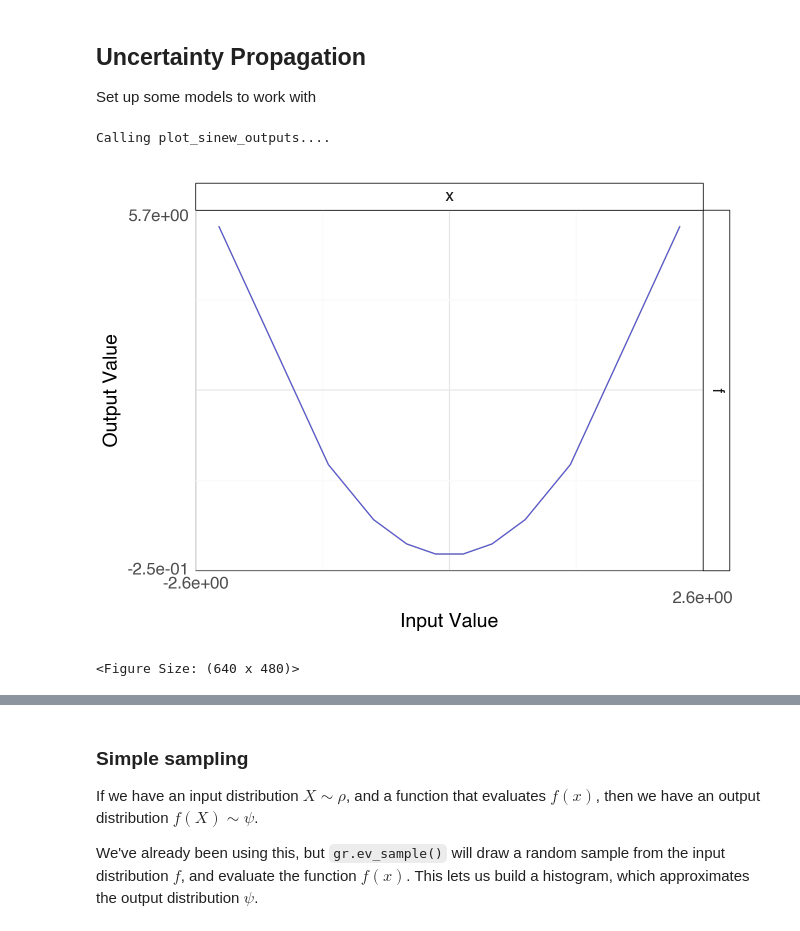
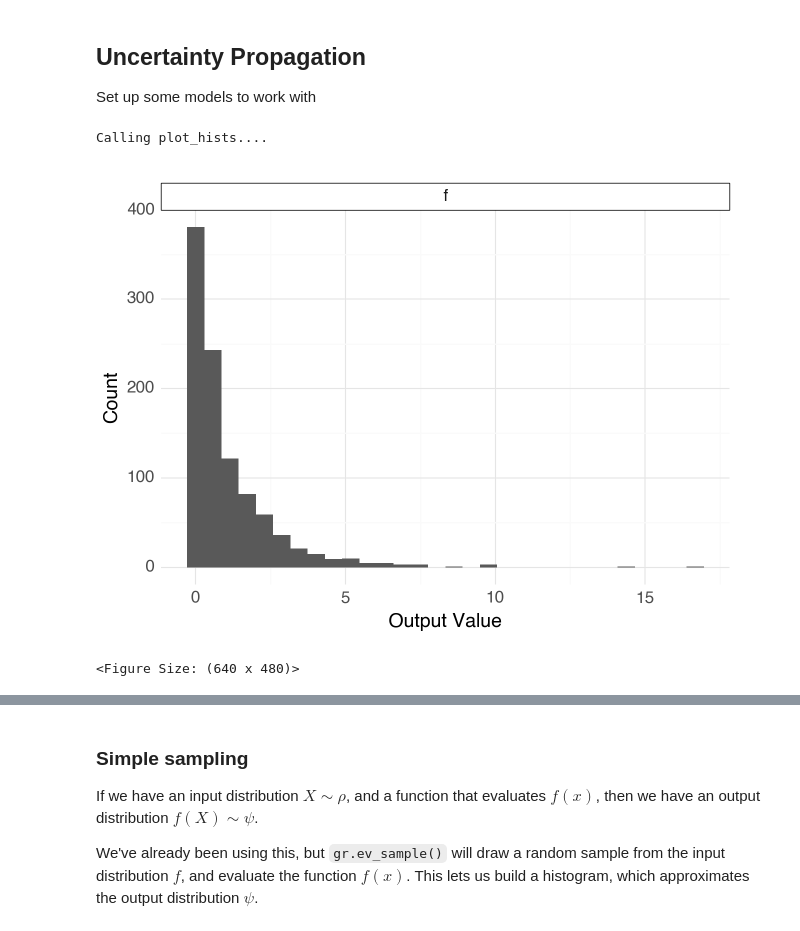
Before and after one commit to zdelrosario/pdo-notes, a Jupyter notebook: 2026/day17.ipynb, the cells around one changed output, grey strips where cells are left out. Saved outputs shown, nothing was run; the diff lists cells and outputs as text; code cells hidden in the pictures.

```diff
--- a/2026/day17.ipynb
+++ b/2026/day17.ipynb
@@ -20,29 +20,31 @@ Set up some models to work with
 # %%
 md_quad1d = (
     gr.Model()
     >> gr.cp_vec_function(
         fun=lambda df: (
             df
             >> gr.tf_mutate(f=df.x**2)
         ),
-        var=["x", "y"],
+        var=["x"],
         out=["f"],
     )
     >> gr.cp_marginals(
         x=gr.marg_mom("norm", mean=0, sd=1),
     )
-    # >> gr.cp_copula_independence()
+    # This line is needed for any sampling
+    >> gr.cp_copula_independence()
 )
 
 (
     md_quad1d
-    >> gr.ev_sinews(df_det="nom")
-    # >> gr.ev_sample(df_det="nom", n=1000)
+    # I switched between the following two options:
+    # >> gr.ev_sinews(df_det="nom") # 1. Sweep the inputs
+    >> gr.ev_sample(df_det="nom", n=1000) # 2. Show output uncertain
     >> gr.pt_auto()
 )
 # %% [output]
-Calling plot_sinew_outputs....
+Calling plot_hists....
-[figure, old version]
+[figure, new version]
 <Figure Size: (640 x 480)>
 # %%
 md_linear2d = (
```
Also changed, not shown: parts of 16 cells of this notebook.
